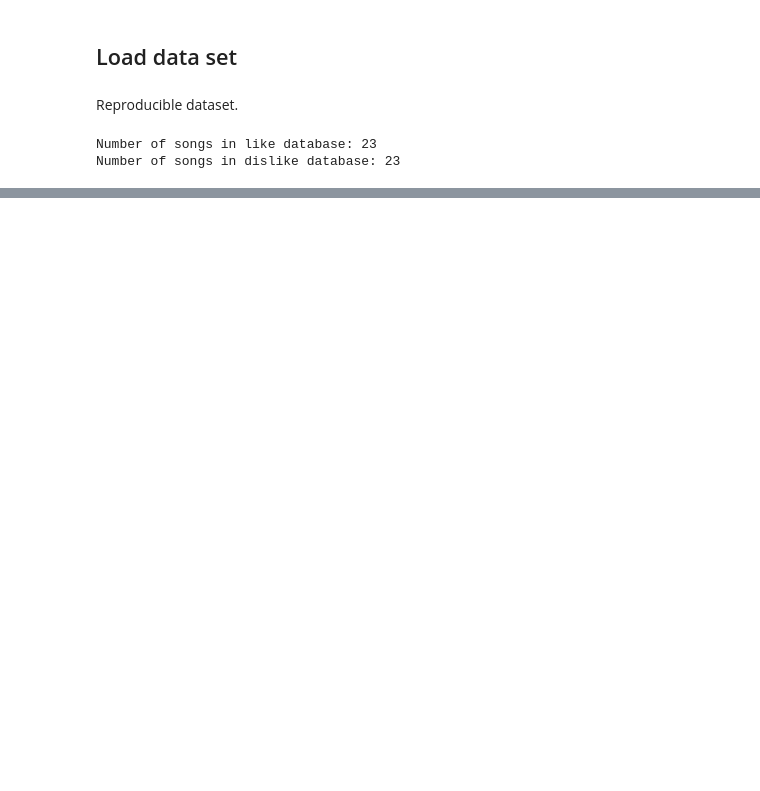
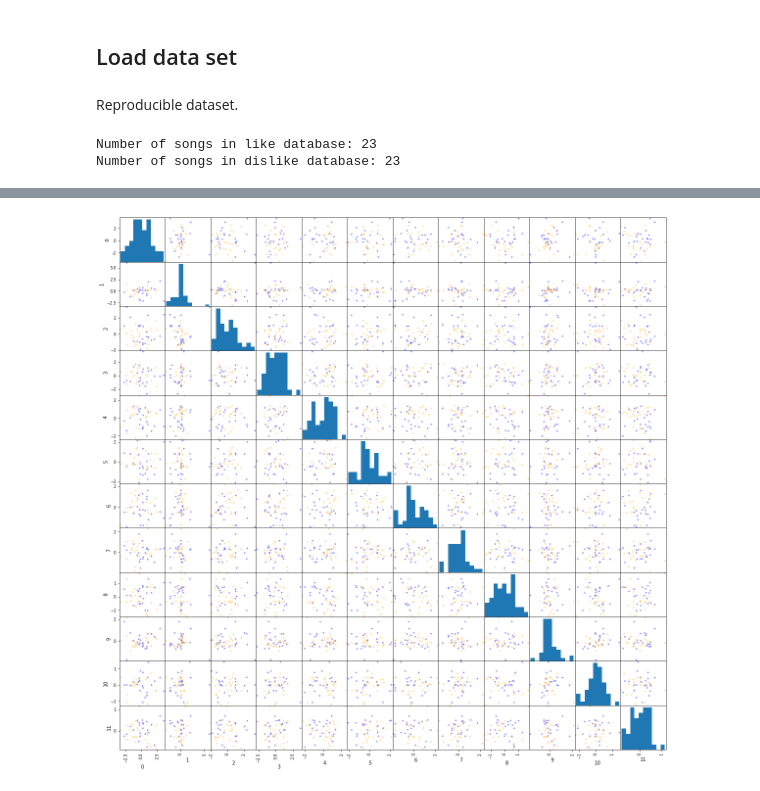
Before and after one commit to Brumberg/Eardrip, a Jupyter notebook: analysis/Analysis.ipynb, the cells around one changed output, grey strips where cells are left out. Cells and saved outputs as stored; diff of their text form; code cells hidden in the pictures; blank space fills up the shorter version.

```diff
--- a/analysis/Analysis.ipynb
+++ b/analysis/Analysis.ipynb
@@ -126,0 +199,12 @@ pd_like.tail()
+# %%
+from sklearn.decomposition import PCA
+from sklearn.preprocessing import StandardScaler
+
+X = pd_dataframe.drop(columns='class_assignment')
+Y = pd_dataframe['class_assignment']
+sc = StandardScaler()
+
+X_normalized = sc.fit_transform(X)
+pca = PCA()
+X_transformed = pca.fit_transform(X_normalized)
+explained_variance = pca.explained_variance_ratio_
@@ -126,0 +216,5 @@ pd_like.tail()
+# %%
+pd_pca_X = pd.DataFrame(data=X_transformed)
+smr = pd.plotting.scatter_matrix(pd_pca_X,figsize=(20,20),grid=True, c=pd_dataframe['class_assignment'].map(colors))
+# %% [output]
+[figure, added]
```
Also changed, not shown: parts of 14 cells of this notebook, 1 other file.
